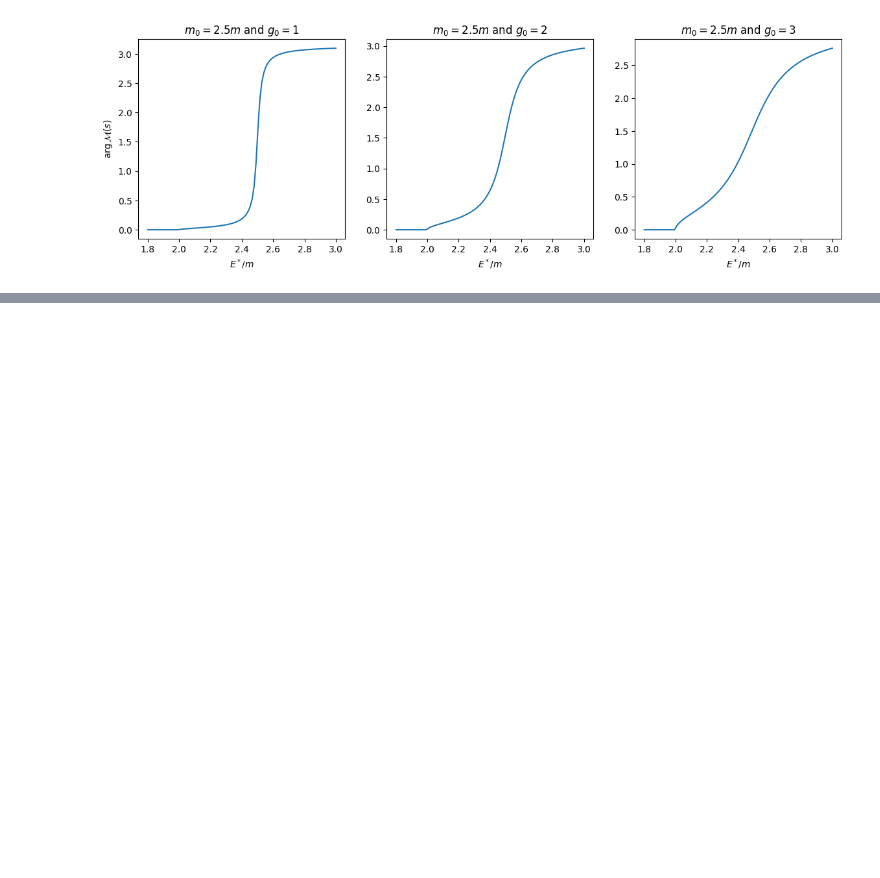
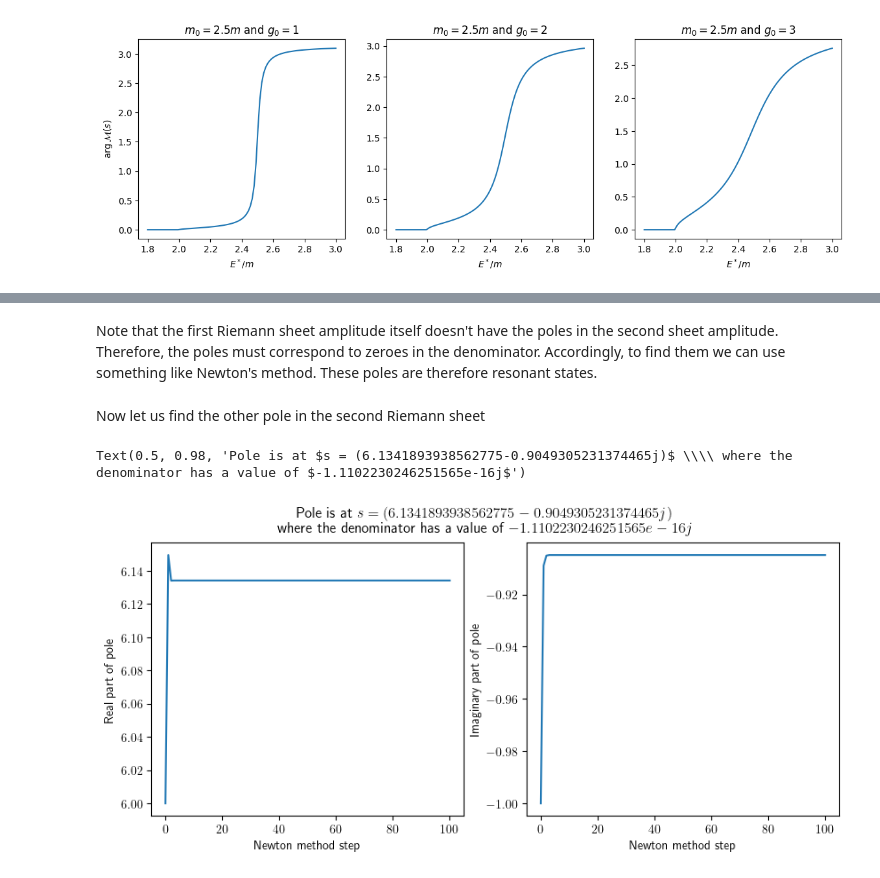
Before and after one commit to ivanmbur/Introduction_to_Scattering, a Jupyter notebook: scattering_amplitudes_cleaner.ipynb, the cells around one changed output, grey strips where cells are left out. Saved outputs shown, nothing was run; the diff lists cells and outputs as text; code cells hidden in the pictures; blank space fills up the shorter version.

```diff
--- a/scattering_amplitudes_cleaner.ipynb
+++ b/scattering_amplitudes_cleaner.ipynb
@@ -278,0 +336,2 @@ Text(0, 0.5, '$\\arg\\mathcal{M}(s)$')
+# %% [markdown]
+Note that the first Riemann sheet amplitude itself doesn't have the poles in the second sheet amplitude. Therefore, the poles must correspond to zeroes in the denominator. Accordingly, to find them we can use something like Newton's method. These poles are therefore resonant states.
@@ -278,0 +385,34 @@ Text(0, 0.5, '$\\arg\\mathcal{M}(s)$')
+# %% [markdown]
+Now let us find the other pole in the second Riemann sheet
+# %%
+def amplitudeII_denominator(s, Kmatrix):
+    return 1 + 2j*rho(s)*amplitude(s, Kmatrix)
+
+# K matrix for amplitude we are interested in
+m0 = 2.5
+g0 = 3.0
+K = lambda s : K_breit_wigner(s, m0, g0)
+
+# Number of steps in Newton's method
+N = 100
+
+# Step size in derivative
+delta = 10e-3
+
+# Initial guess
+pole = np.array([6 - 1j])
+
+for n in range(N):
+    pole = np.append(pole, pole[-1] - delta/((amplitudeII_denominator(pole[-1] + delta, K)/amplitudeII_denominator(pole[-1], K))-1))
+
+fig, ax = plt.subplots(nrows = 1, ncols = 2, figsize = (10, 4))
+ax[0].plot(range(N+1), np.real(pole))
+ax[0].set_xlabel("Newton method step")
+ax[0].set_ylabel("Real part of pole")
+ax[1].plot(range(N+1), np.imag(pole))
+ax[1].set_xlabel("Newton method step")
+ax[1].set_ylabel("Imaginary part of pole")
+fig.suptitle(r"Pole is at $s = {}$ \\ where the denominator has a value of ${}$".format(pole[-1], amplitudeII_denominator(pole[-1], K)))
+# %% [output]
+Text(0.5, 0.98, 'Pole is at $s = (6.1341893938562775-0.9049305231374465j)$ \\\\ where the denominator has a value of $-1.1102230246251565e-16j$')
+[figure, added]
```
Also changed, not shown: parts of 15 cells of this notebook.
